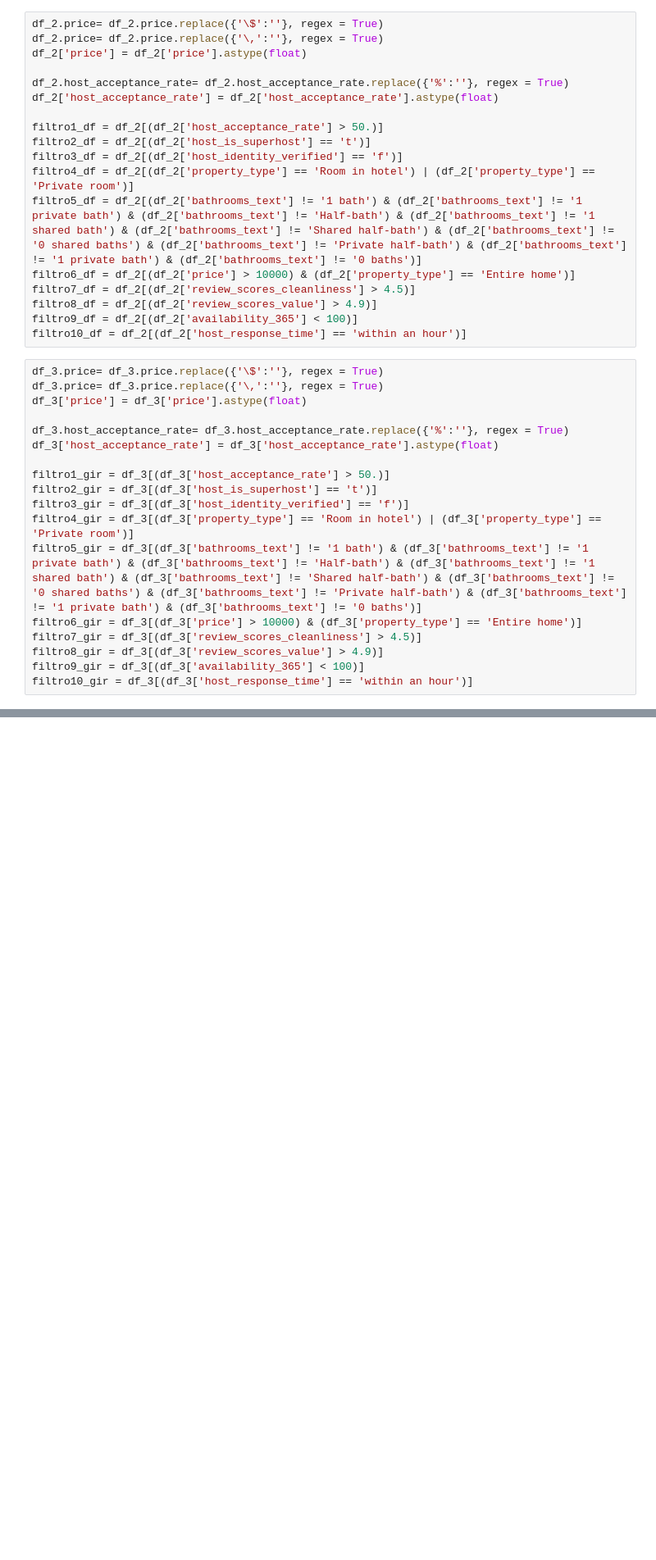
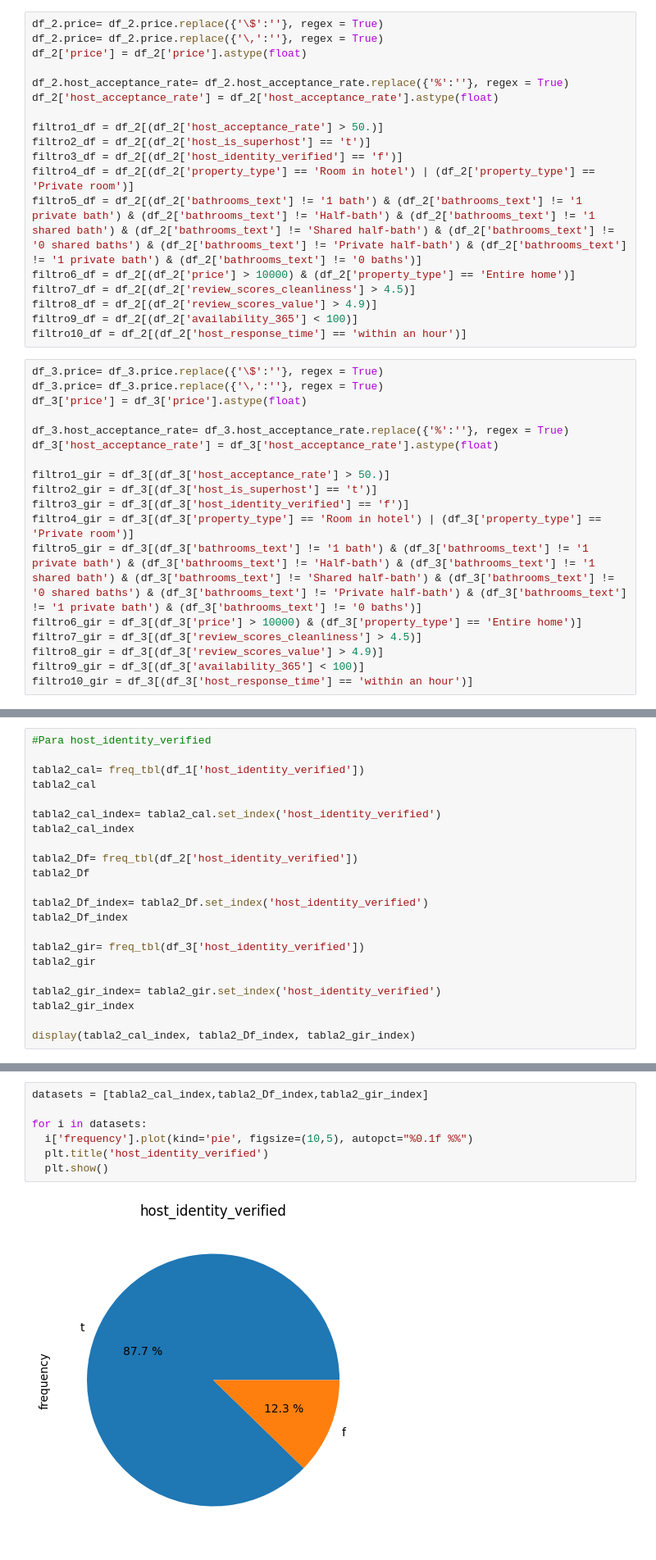
Before and after one commit to SaulFdz24/Evaluacion, a Jupyter notebook: Actividad_5(Evaluacion).ipynb, the cells around one changed output, grey strips where cells are left out. Shown at 82% size. Cells and saved outputs as stored; diff of their text form; blank space fills up the shorter version.

```diff
--- a/Actividad_5(Evaluacion).ipynb
+++ b/Actividad_5(Evaluacion).ipynb
@@ -379,0 +443,22 @@ filtro10_gir = df_3[(df_3['host_response_time'] == 'within an hour')]
+# %%
+#Para host_identity_verified
+
+tabla2_cal= freq_tbl(df_1['host_identity_verified'])
+tabla2_cal
+
+tabla2_cal_index= tabla2_cal.set_index('host_identity_verified')
+tabla2_cal_index
+
+tabla2_Df= freq_tbl(df_2['host_identity_verified'])
+tabla2_Df
+
+tabla2_Df_index= tabla2_Df.set_index('host_identity_verified')
+tabla2_Df_index
+
+tabla2_gir= freq_tbl(df_3['host_identity_verified'])
+tabla2_gir
+
+tabla2_gir_index= tabla2_gir.set_index('host_identity_verified')
+tabla2_gir_index
+
+display(tabla2_cal_index, tabla2_Df_index, tabla2_gir_index)
@@ -379,0 +676,9 @@ filtro10_gir = df_3[(df_3['host_response_time'] == 'within an hour')]
+# %%
+datasets = [tabla2_cal_index,tabla2_Df_index,tabla2_gir_index]
+
+for i in datasets:
+  i['frequency'].plot(kind='pie', figsize=(10,5), autopct="%0.1f %%")
+  plt.title('host_identity_verified')
+  plt.show()
+# %% [output]
+[figure, added]
```
Also changed, not shown: parts of 16 cells of this notebook.
